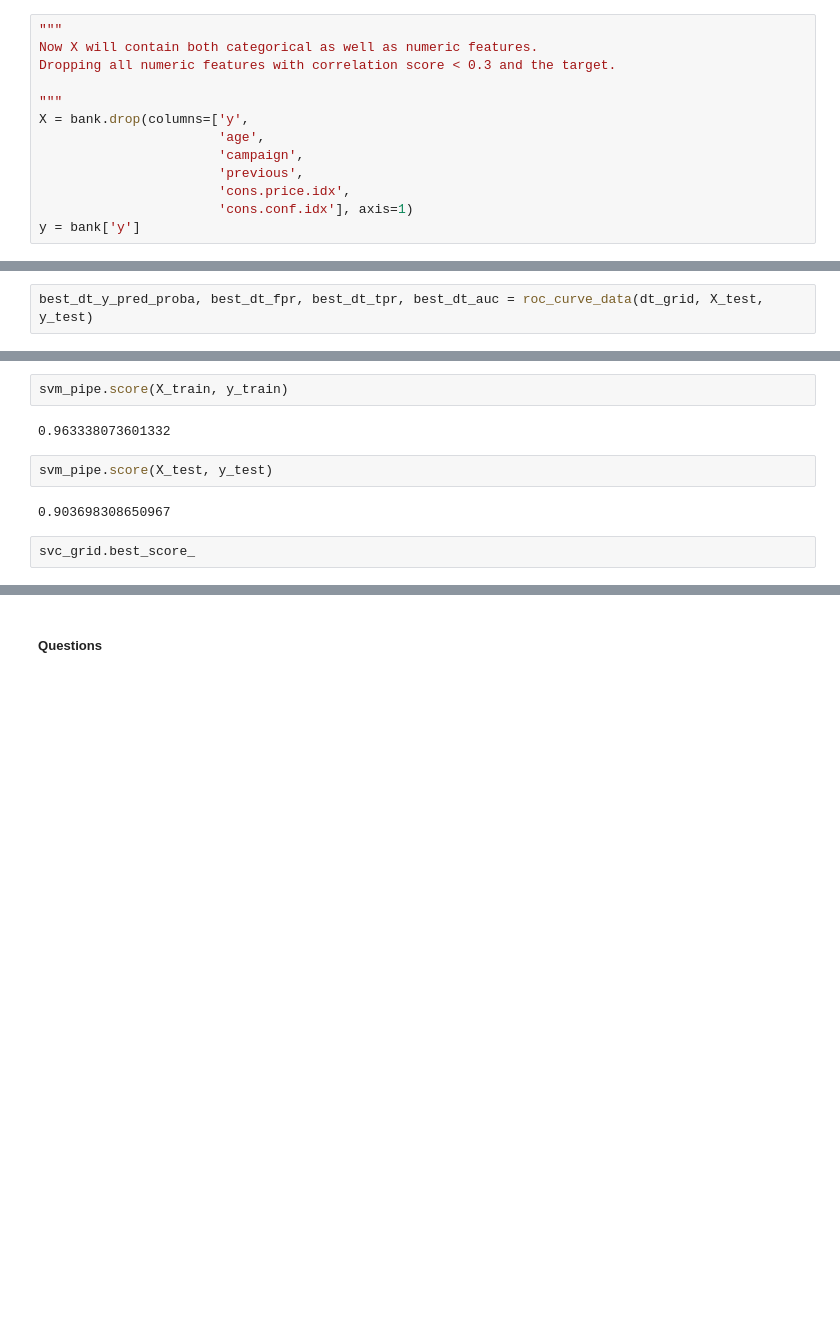
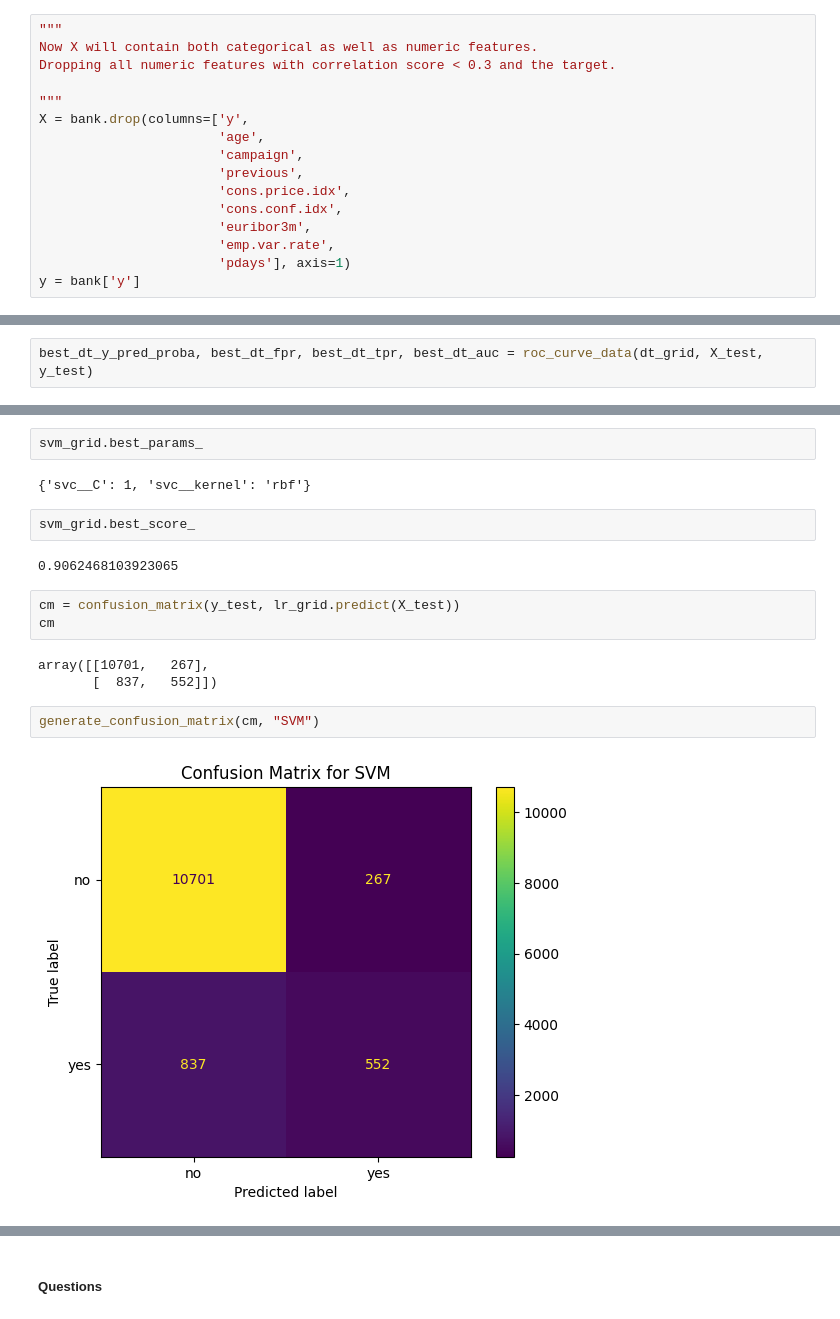
Before and after one commit to parthoghosh24/banking_marketing_campaign, a Jupyter notebook: prompt_III.ipynb, the cells around one changed output, grey strips where cells are left out. Cells and saved outputs as stored; diff of their text form; blank space fills up the shorter version.

Commit message:
Finished analysis. Analysis readme images

```diff
--- a/prompt_III.ipynb
+++ b/prompt_III.ipynb
@@ -545,7 +546,10 @@ X = bank.drop(columns=['y',
                        'campaign',
                        'previous',
                        'cons.price.idx',
-                       'cons.conf.idx'], axis=1)
+                       'cons.conf.idx',
+                       'euribor3m',
+                       'emp.var.rate',
+                       'pdays'], axis=1)
 y = bank['y']
 # %%
 # Time to update categorical features too
@@ -909,10 +926,18 @@ Pipeline(steps=[('preprocess',
-# %%
-svm_pipe.score(X_train, y_train)
-# %% [output]
-0.963338073601332
-# %%
-svm_pipe.score(X_test, y_test)
-# %% [output]
-0.903698308650967
+# %%
+svm_grid.best_params_
+# %% [output]
+{'svc__C': 1, 'svc__kernel': 'rbf'}
 # %%
-svc_grid.best_score_
+svm_grid.best_score_
+# %% [output]
+0.9062468103923065
+# %%
+cm = confusion_matrix(y_test, lr_grid.predict(X_test))
+cm
+# %% [output]
+array([[10701,   267],
+       [  837,   552]])
+# %%
+generate_confusion_matrix(cm, "SVM")
+# %% [output]
+[figure, added]
```
Also changed, not shown: parts of 39 cells of this notebook, 2 other files.
